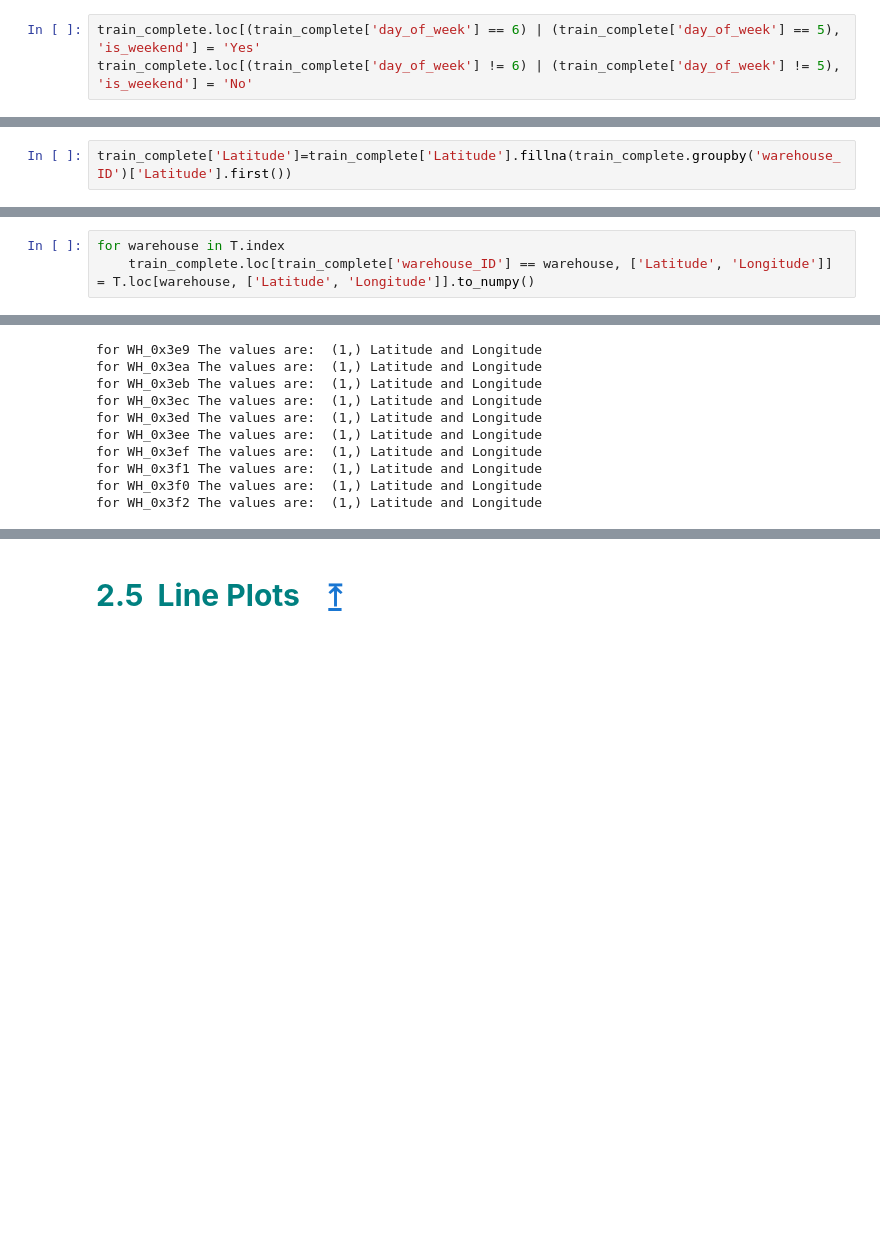
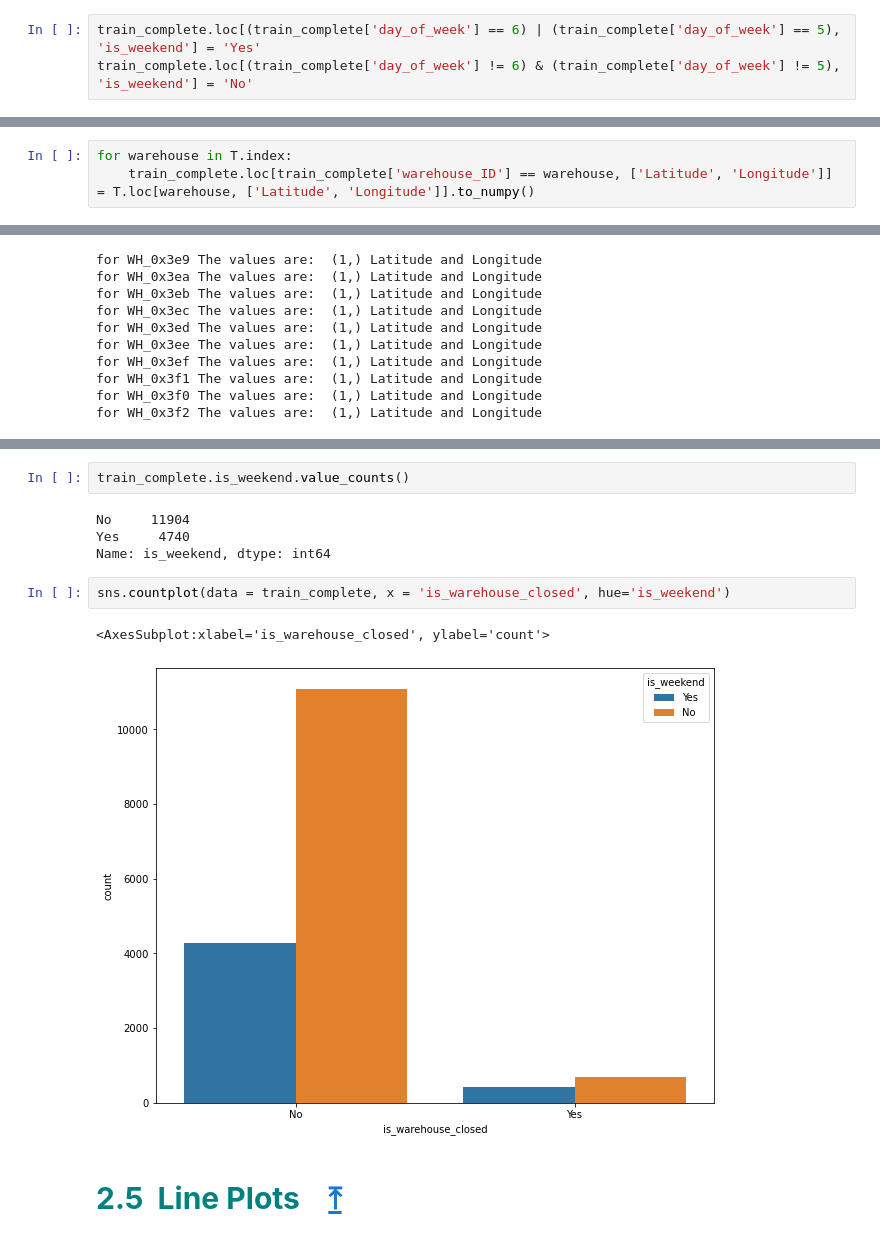
Before and after one commit to piyumaha12/Tredence-Data-Scientist-Hackathon, a Jupyter notebook: demand_forecasting.ipynb, the cells around one changed output, grey strips where cells are left out. Saved outputs shown, nothing was run; the diff lists cells and outputs as text; blank space fills up the shorter version.

```diff
--- a/demand_forecasting.ipynb
+++ b/demand_forecasting.ipynb
@@ -406,4 +406,4 @@ train_complete['New_cases'].fillna(0, inplace = True)
 train_complete['New_deaths'].fillna(0, inplace= True)
 # %%
 train_complete.loc[(train_complete['day_of_week'] == 6) | (train_complete['day_of_week'] == 5), 'is_weekend'] = 'Yes'
-train_complete.loc[(train_complete['day_of_week'] != 6) | (train_complete['day_of_week'] != 5), 'is_weekend'] = 'No'
+train_complete.loc[(train_complete['day_of_week'] != 6) & (train_complete['day_of_week'] != 5), 'is_weekend'] = 'No'
@@ -425,9 +410,7 @@ train_complete.groupby('warehouse_ID').first()
-# %%
-train_complete['Latitude']=train_complete['Latitude'].fillna(train_complete.groupby('warehouse_ID')['Latitude'].first())
 # %%
 T = train_complete.groupby('warehouse_ID').first()
 # %%
-for warehouse in T.index
+for warehouse in T.index:
     train_complete.loc[train_complete['warehouse_ID'] == warehouse, ['Latitude', 'Longitude']] = T.loc[warehouse, ['Latitude', 'Longitude']].to_numpy()
 # %%
 for id in train_complete.warehouse_ID.unique():
@@ -446,3 +450,14 @@ for WH_0x3f2 The values are:  (1,) Latitude and Longitude
+# %%
+train_complete.is_weekend.value_counts()
+# %% [output]
+No     11904
+Yes     4740
+Name: is_weekend, dtype: int64
+# %%
+sns.countplot(data = train_complete, x = 'is_warehouse_closed', hue='is_weekend')
+# %% [output]
+<AxesSubplot:xlabel='is_warehouse_closed', ylabel='count'>
+[figure, added]
 # %% [markdown]
 <a id="2.5"></a>
 ## <span style="font-family: Verdana; font-size: 30px; font-style: normal; font-weight: bold; text-decoration: none; text-transform: none; letter-spacing: 3px; background-color: #ffffff; color: teal;" id="line_plots">2.5&nbsp;&nbsp;Line Plots&nbsp;&nbsp;&nbsp;&nbsp;<a href="#toc">&#10514;</a></center></span>
```
Also changed, not shown: parts of 2 cells of this notebook.
